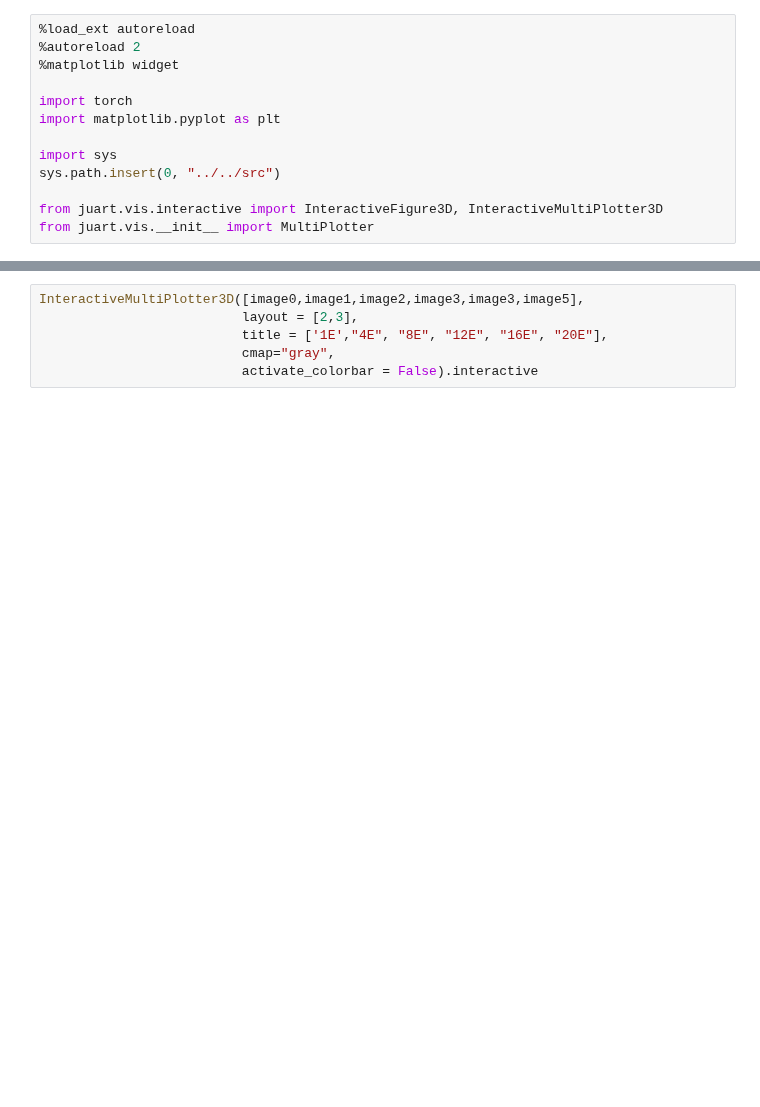
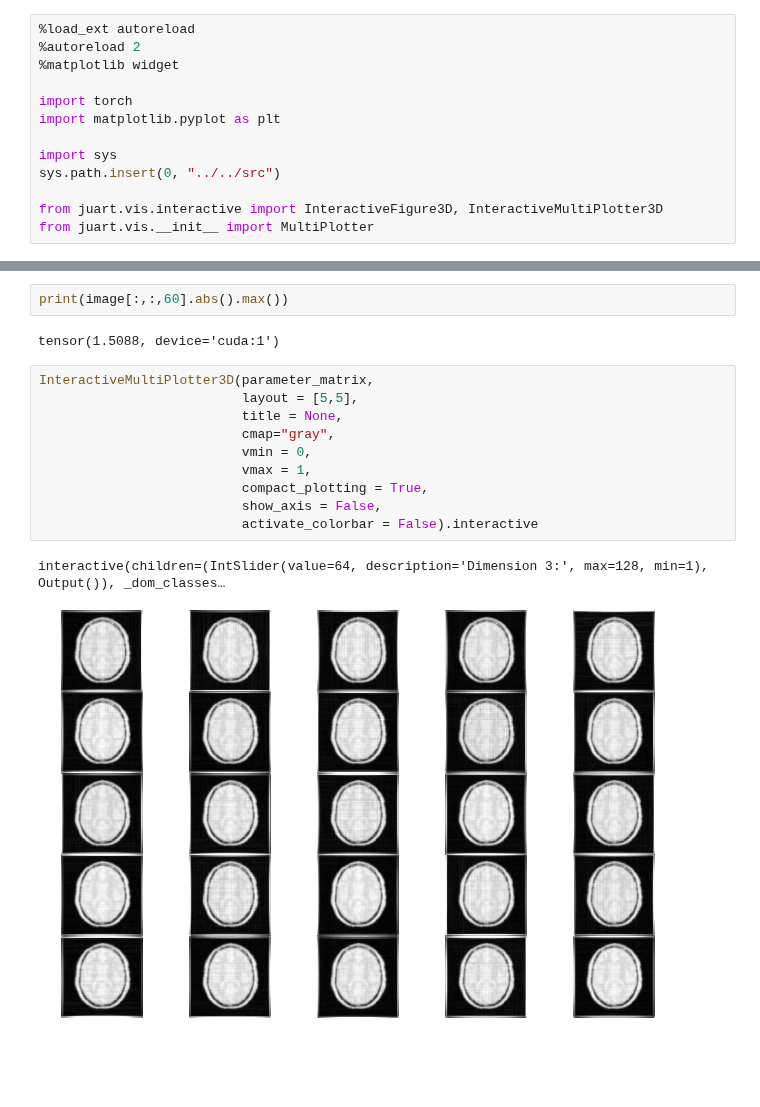
Before and after one commit to jumri-project/juart, a Jupyter notebook: examples/dl/compare_recos.ipynb, the cells around one changed output, grey strips where cells are left out. Drawn from its saved outputs; the diff is of its cells as text; blank space fills up the shorter version.

```diff
--- a/examples/dl/compare_recos.ipynb
+++ b/examples/dl/compare_recos.ipynb
@@ -23,6 +75,17 @@ image5 = torch.load("/home/jovyan/images/corr_model_25P_50DC_20E_epoch_20").to(d
+# %%
+print(image[:,:,60].abs().max())
+# %% [output]
+tensor(1.5088, device='cuda:1')
 # %%
-InteractiveMultiPlotter3D([image0,image1,image2,image3,image3,image5],
-                          layout = [2,3],
-                          title = ['1E',"4E", "8E", "12E", "16E", "20E"],
+InteractiveMultiPlotter3D(parameter_matrix,
+                          layout = [5,5],
+                          title = None,
                           cmap="gray",
+                          vmin = 0,
+                          vmax = 1,
+                          compact_plotting = True,
+                          show_axis = False,
                           activate_colorbar = False).interactive
+# %% [output]
+interactive(children=(IntSlider(value=64, description='Dimension 3:', max=128, min=1), Output()), _dom_classes…
+[figure, added]
```
Also changed, not shown: parts of 2 cells of this notebook, 24 other files.
